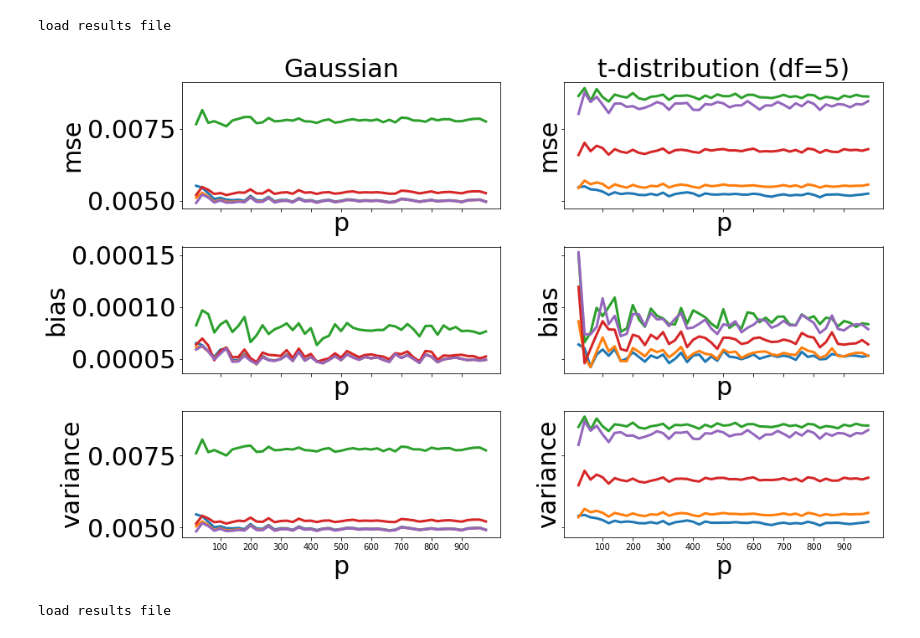
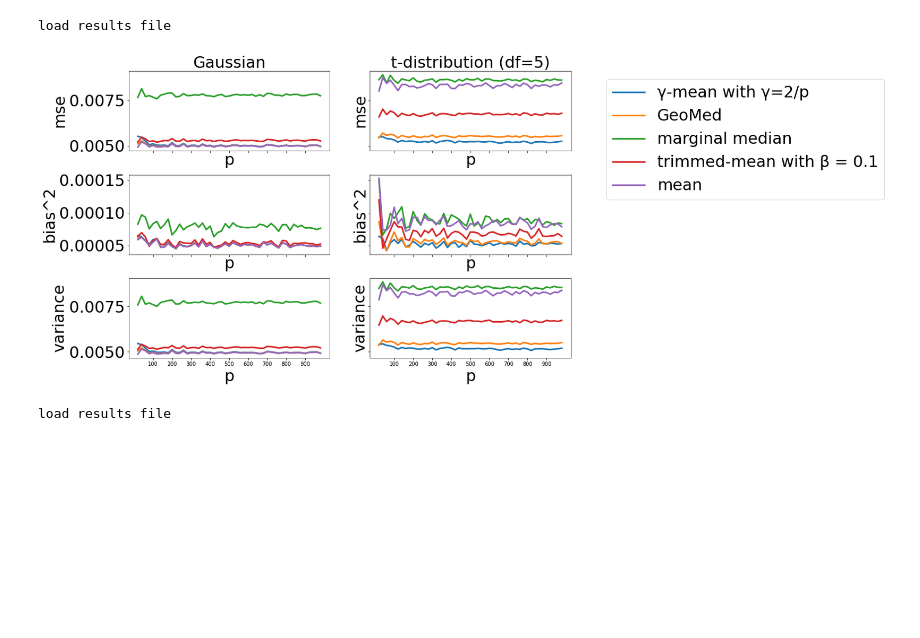
Before and after one commit to CenjhihLi/robust_federated_learning, a Jupyter notebook: aggreagtors_simulation.ipynb, the cells around one changed output. Saved outputs shown, nothing was run; the diff lists cells and outputs as text; code cells hidden in the pictures; blank space fills up the shorter version.

```diff
--- a/aggreagtors_simulation.ipynb
+++ b/aggreagtors_simulation.ipynb
@@ -70,7 +73,7 @@ def bias(y_pred, y_true):
     y_true: (p,)
     """
     return np.square(np.subtract(np.mean(y_pred, axis = 0),y_true)).mean()
-bias.__name__="bias"
+bias.__name__="bias^2"
 
 def mse(y_pred, y_true):
     """
@@ -189,7 +190,7 @@ dist2fun = {"Gaussian":Gaussian_gen,
 
 #for convenient if one day we want to add more aggregator
 method_list = ["gamma","geo","median","trim","mean"]
-labels=['\u03B3-mean with \u03B3=2/p', 'GeoMed', 'marginal median', 'Trimmed-mean with \u03B2 = {}'.format(beta), 'mean']
+labels=['\u03B3-mean with \u03B3=2/p', 'GeoMed', 'marginal median', 'trimmed-mean with \u03B2 = {}'.format(beta), 'mean']
 
 if file_path.is_file():
   print("load results file")
@@ -245,32 +246,32 @@ load results file
 # %%
 #plot the comparison of aggregators
 fig, axs = plt.subplots(3, 2, figsize=(15, 10), sharex=True, sharey='row',  gridspec_kw={'hspace': 0.3, 'wspace': 0.2})
 (ax1, ax2),  (ax3, ax4), (ax5, ax6)= axs
 
 ax1.set_title("Gaussian")
 ax2.set_title('t-distribution (df=5)')
 right = [ax2, ax4, ax6]
 
 for i, metric in enumerate(metrics):
   for j, dist in enumerate(dist_list):
     ax = axs[i][j]
     for method in method_list:
       r = results[dist][method][i,:]
       ax.plot(p_range, r, label = method, linewidth = linewidth)
       ax.set_xlabel('p')
       ax.set_xticks(p_range[np.arange(4,len(p_range),5)])
     ax.set_ylabel(metric.__name__)
 ax = right[0]
   #method_list is ["mean","median","gamma","geo","trim"] need to use the same order
-#ax.legend(labels=labels,
-#            loc='upper right',bbox_to_anchor=(2.6,1.0))
+ax.legend(labels=labels,
+            loc='upper right',bbox_to_anchor=(2.6,1.0))
 
 fig.tight_layout()
 plt.show()
 
 fig.savefig('plot/scenario1_alpha_0.png', format='png', bbox_inches='tight')
 # %% [output]
-[figure, old version]
+[figure, new version]
 # %%
 """
 Scenario 1
```
Also changed, not shown: parts of 13 cells of this notebook, 9 other files.
